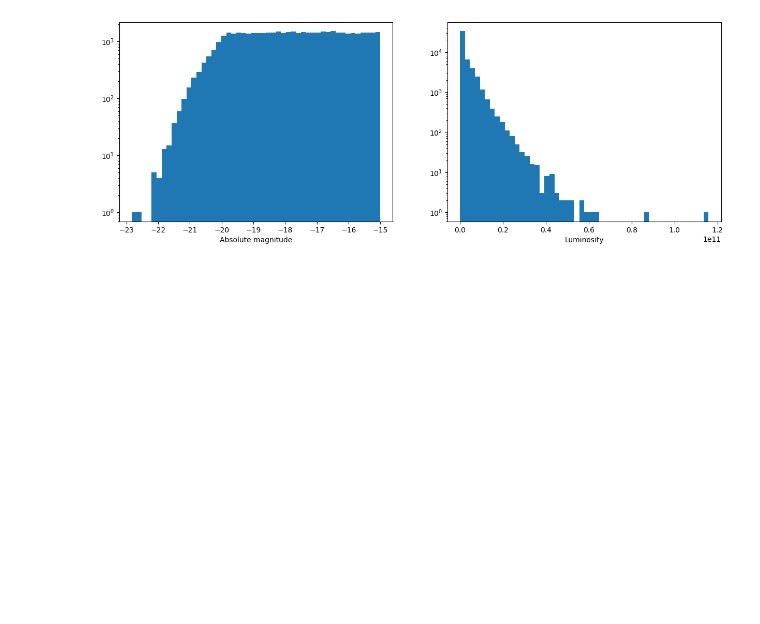
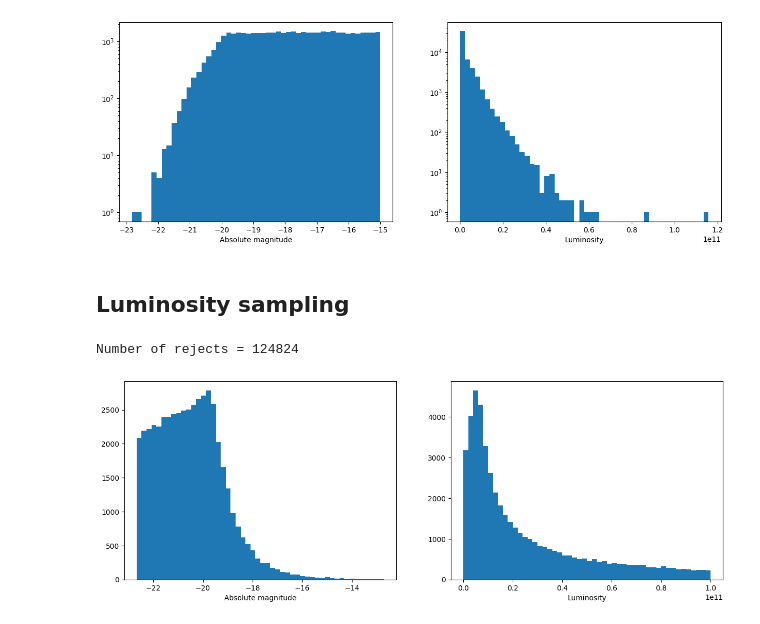
Before and after one commit to johannct/M2_Stage_Code, a Jupyter notebook: Simulation/Magnitude_Schechter.ipynb, the cells around one changed output. Drawn from its saved outputs; the diff is of its cells as text; code cells hidden in the pictures; blank space fills up the shorter version.

Commit message:
échantillonage luminosité avec importance sampling et power law tronquée

```diff
--- a/Simulation/Magnitude_Schechter.ipynb
+++ b/Simulation/Magnitude_Schechter.ipynb
@@ -83,3 +85,34 @@ ax[0].set_yscale('log')
 ax[1].set_yscale('log');
 # %% [output]
 [figure]
+# %% [markdown]
+## Luminosity sampling
+# %%
+def sample_truncated_power_law(alpha, xmin, xmax, size=None):
+    """
+    Sample from a truncated power-law distribution p(x) ∝ x^alpha
+    for xmin <= x <= xmax, with alpha < -1.
+
+    Parameters:
+        alpha (float): exponent (must be < -1)
+        xmin (float): lower bound (> 0)
+        xmax (float): upper bound (> xmin)
+        size (int): number of samples
+
+    Returns:
+        numpy array of samples
+    """
+    if alpha == -1:
+        raise ValueError("alpha = -1 requires a different (logarithmic) treatment")
+
+    # Generate uniform random numbers
+    u = np.random.uniform(0, 1, size)
+
+    # Inverse CDF
+    exponent = alpha + 1
+    xmin_exp = xmin ** exponent
+    xmax_exp = xmax ** exponent
+
+    samples = (u * (xmax_exp - xmin_exp) + xmin_exp) ** (1 / exponent)
+
+    return samples
@@ -85,0 +166,9 @@ ax[1].set_yscale('log');
+# %%
+z, m, M, L, dL_mpc = generate_lumMag(npix)
+
+fig, ax = plt.subplots(1, 2, figsize=(15, 5))
+get_hist(M, xlabel='Absolute magnitude', bins=50, figax=(fig, ax[0]))
+get_hist(L, xlabel='Luminosity', bins=50, figax=(fig, ax[1]));
+# %% [output]
+Number of rejects = 124824
+[figure, added]
```
Also changed, not shown: parts of 5 cells of this notebook.
